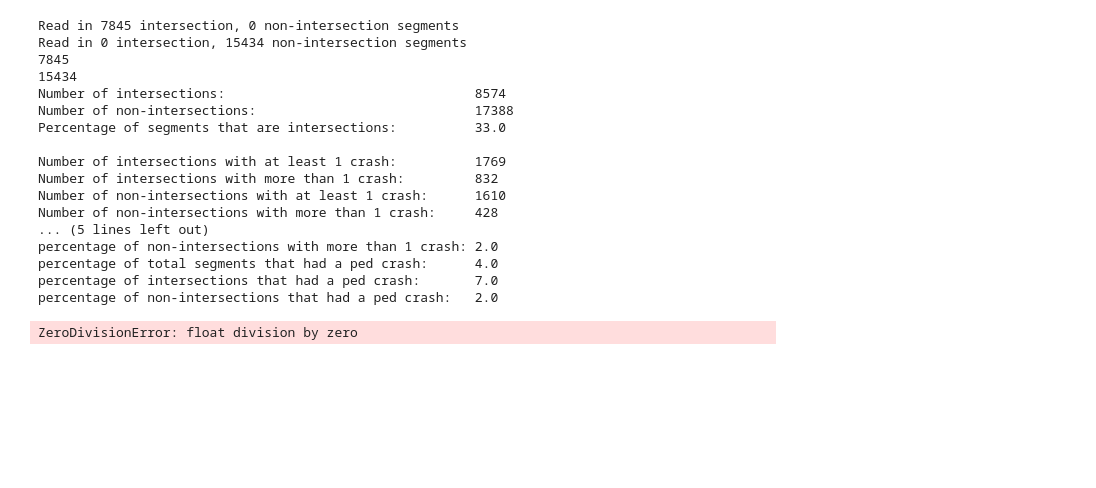
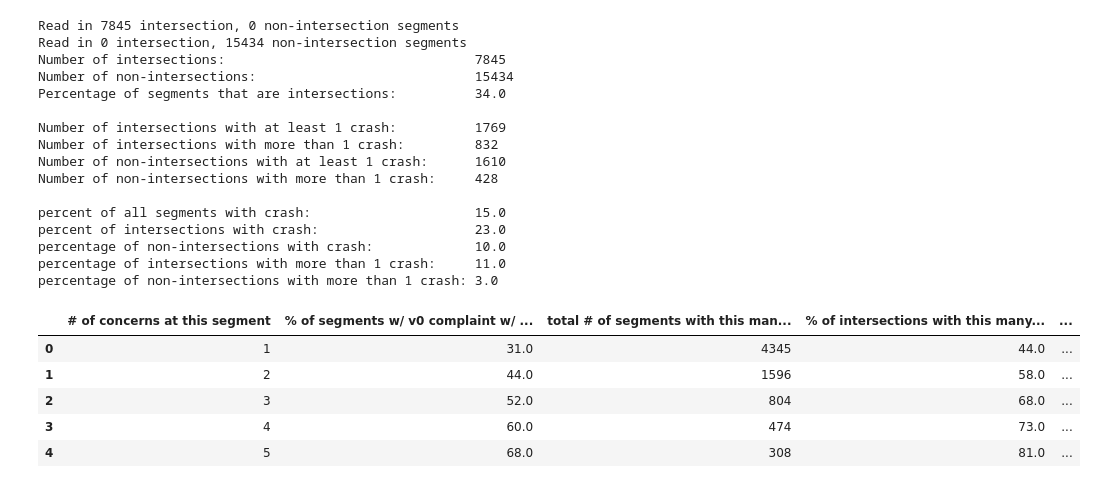
Before and after one commit to insight-lane/crash-model, a Jupyter notebook: notebooks/vision_zero_analysis.ipynb, the cells around one changed output. Saved outputs shown, nothing was run; the diff lists cells and outputs as text; code cells hidden in the pictures; blank space fills up the shorter version.

Commit message:
Get v0 analysis running again (Boston only)

```diff
--- a/notebooks/vision_zero_analysis.ipynb
+++ b/notebooks/vision_zero_analysis.ipynb
@@ -23,25 +23,24 @@ def is_inter(id):
     return True
 # %%
 crash_data, crashes = util.group_json_by_location(DATA_FP + 'crash_joined.json', otherfields=['FIRST_EVENT_SUBTYPE'])
-
-concern_data, concerns = util.group_json_by_location(DATA_FP + 'concern_joined.json',
-                                        otherfields=['REQUESTTYPE'])
 # %%
-def process():
+def process(category_field='REQUESTTYPE'):
+
+    concern_data, concerns = util.group_json_by_location(DATA_FP + 'concern_joined.json',
+                                        otherfields=[category_field])
     inters = util.read_segments(MAP_FP, get_non_inter=False)
     non_inters = util.read_segments(MAP_FP, get_inter=False)
     inter_count = len(inters[0])
     non_inter_count = len(non_inters[0])
+
+    return concern_data, concerns, inter_count, non_inter_count
 # %%
 """
 Info about intersections vs non intersections and their crash rate
 """
 
-process()
-# Hard code counts in since they don't change (at least not for Boston)
-# and it's much faster
-inter_count = 8574
-non_inter_count = 17388
+concern_data, concerns, inter_count, non_inter_count = process()
+
 
 counts = {
     'inter': 0,
@@ -49,32 +48,20 @@ counts = {
     'no_match': 0,
     'inter_plus': 0,
     'non_inter_plus': 0,
-    'ped_inter': 0,
-    'ped_non_inter': 0,
 }
 
 for k, v in crashes.iteritems():
-    crash_types = v['FIRST_EVENT_SUBTYPE']
-    ped = False
-    for t in crash_types:
-        if 'PEDESTRIAN' in t:
-            ped = True
-    # Add ped crash info to crashes
-    crashes[k]['ped'] = ped
 
     if str(k) == '':
+        # Sometimes crashes can't be snapped to a segment, probably due to bad data entry from the crash
         counts['no_match'] += 1
     elif is_inter(k):
         if int(v['count']) > 1:
             counts['inter_plus'] += 1
-        if ped:
-            counts['ped_inter'] += 1
         counts['inter'] += 1
     else:
         if int(v['count']) > 1:
             counts['non_inter_plus'] += 1
-        if ped:
-            counts['ped_non_inter'] += 1
         counts['non_inter'] += 1
 
 print "Number of intersections:\t\t\t\t" + str(inter_count)
@@ -105,34 +92,23 @@ print "percentage of intersections with more than 1 crash:\t" + str(
 
 print "percentage of non-intersections with more than 1 crash:\t" + str(
     round(float(100 * counts['non_inter_plus'])/float(non_inter_count)))
-
-ped_total = counts['ped_inter'] + counts['ped_non_inter']
-ped_percent = round(float(100 * ped_total)/float(inter_count + non_inter_count))
-print "percentage of total segments that had a ped crash:\t" + str(ped_percent)
-
-ped_inter_percent = round(float(100 * counts['ped_inter'])/float(inter_count))
-print "percentage of intersections that had a ped crash:\t" + str(ped_inter_percent)
-
-ped_non_inter_percent = round(float(100 * counts['ped_non_inter'])/float(non_inter_count))
-print "percentage of non-intersections that had a ped crash:\t" + str(ped_non_inter_percent)
 # %% [output]
 Read in 7845 intersection, 0 non-intersection segments
 Read in 0 intersection, 15434 non-intersection segments
-7845
-15434
-Number of intersections:                                8574
-Number of non-intersections:                            17388
-Percentage of segments that are intersections:          33.0
+Number of intersections:                                7845
+Number of non-intersections:                            15434
+Percentage of segments that are intersections:          34.0
 
 Number of intersections with at least 1 crash:          1769
 Number of intersections with more than 1 crash:         832
 Number of non-intersections with at least 1 crash:      1610
 Number of non-intersections with more than 1 crash:     428
-... (5 lines left out)
-percentage of non-intersections with more than 1 crash: 2.0
-percentage of total segments that had a ped crash:      4.0
-percentage of intersections that had a ped crash:       7.0
-percentage of non-intersections that had a ped crash:   2.0
+
+percent of all segments with crash:                     15.0
+percent of intersections with crash:                    23.0
+percentage of non-intersections with crash:             10.0
+percentage of intersections with more than 1 crash:     11.0
+percentage of non-intersections with more than 1 crash: 3.0
 # %%
 """
 What percentage of intersections with concerns had crashes
@@ -176,41 +152,48 @@ for key, value in sorted_matching:
     }
     # Add all the data for segments with more complaints than the current complaint # we're on
     for key2, value2 in sorted_matching[key:len(sorted_matching)]:
+
         if key2 > key:
             counts['total'] += value2['inter']['crash'] + value2['inter']['no_crash'] \
                 + value2['non_inter']['crash'] + value2['non_inter']['no_crash']
             counts['crashes'] += value2['inter']['crash'] + value2['non_inter']['crash']
             counts['inters_total'] += value2['inter']['crash'] + value2['inter']['no_crash']
             counts['inters_crashes'] += value2['inter']['crash']
             counts['non_inters_total'] += value2['non_inter']['crash'] + value2['non_inter']['no_crash']
             counts['non_inters_crashes'] += value2['non_inter']['crash']
     total_percent_v0 = round(100 * float(counts['crashes'])/float(counts['total']))
-    inter_percent_v0 = round(100 * float(counts['inters_crashes'])/float(counts['inters_total']))
+    inter_percent_v0 = round(100 * float(counts['inters_crashes'])/float(counts['inters_total'])) if counts['inters_total'] else 0
     non_inter_percent_v0 = round((100 * float(counts['non_inters_crashes'])/float(counts['non_inters_total'])) if counts['non_inters_total'] else 0)
     results.append([
         key,
         total_percent_v0,
         counts['total'], # total count
         inter_percent_v0,
         counts['inters_total'], # total # of intersections with this many or more complaints
         non_inter_percent_v0,
         counts['non_inters_total'], # total # of non-intersections with this many or more complaints
         round(100 * float(counts['inters_total'])/float(counts['total']))
     ])
 
+results = results[0:5]
 
 pd.DataFrame(results, columns=[
     '# of concerns at this segment',
     '% of segments w/ v0 complaint w/ crash',
     'total # of segments with this many or more concerns',
     '% of intersections with this many or more concerns with a crash',
     '# of intersections with this many concerns',
     '% of non-intersections with this many concerns with a crash',
     '# of non-intersections with this many concerns',
     '% of these locations that were at an intersection'
 ])
 # %% [output]
-ZeroDivisionError: float division by zero
+|  | # of concerns at this segment | % of segments w/ v0 complaint w/ ... | total # of segments with this man... | % of intersections with this many... | ... |
+| 0 | 1 | 31.0 | 4345 | 44.0 | ... |
+| 1 | 2 | 44.0 | 1596 | 58.0 | ... |
+| 2 | 3 | 52.0 | 804 | 68.0 | ... |
+| 3 | 4 | 60.0 | 474 | 73.0 | ... |
+| 4 | 5 | 68.0 | 308 | 81.0 | ... |
 # %%
 # For intersections with a specific complaint type:
 #    what percentage had a crash?
```
